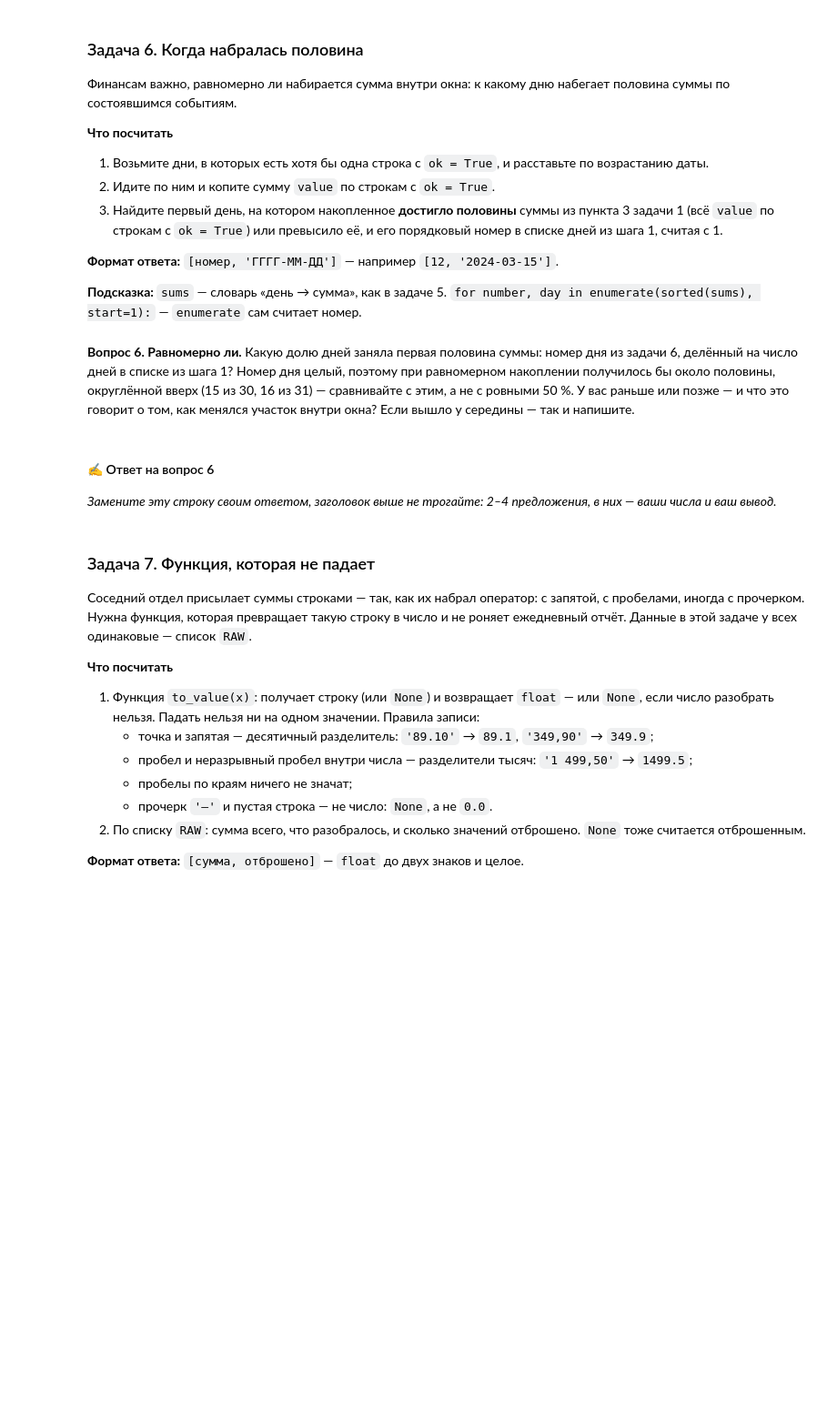
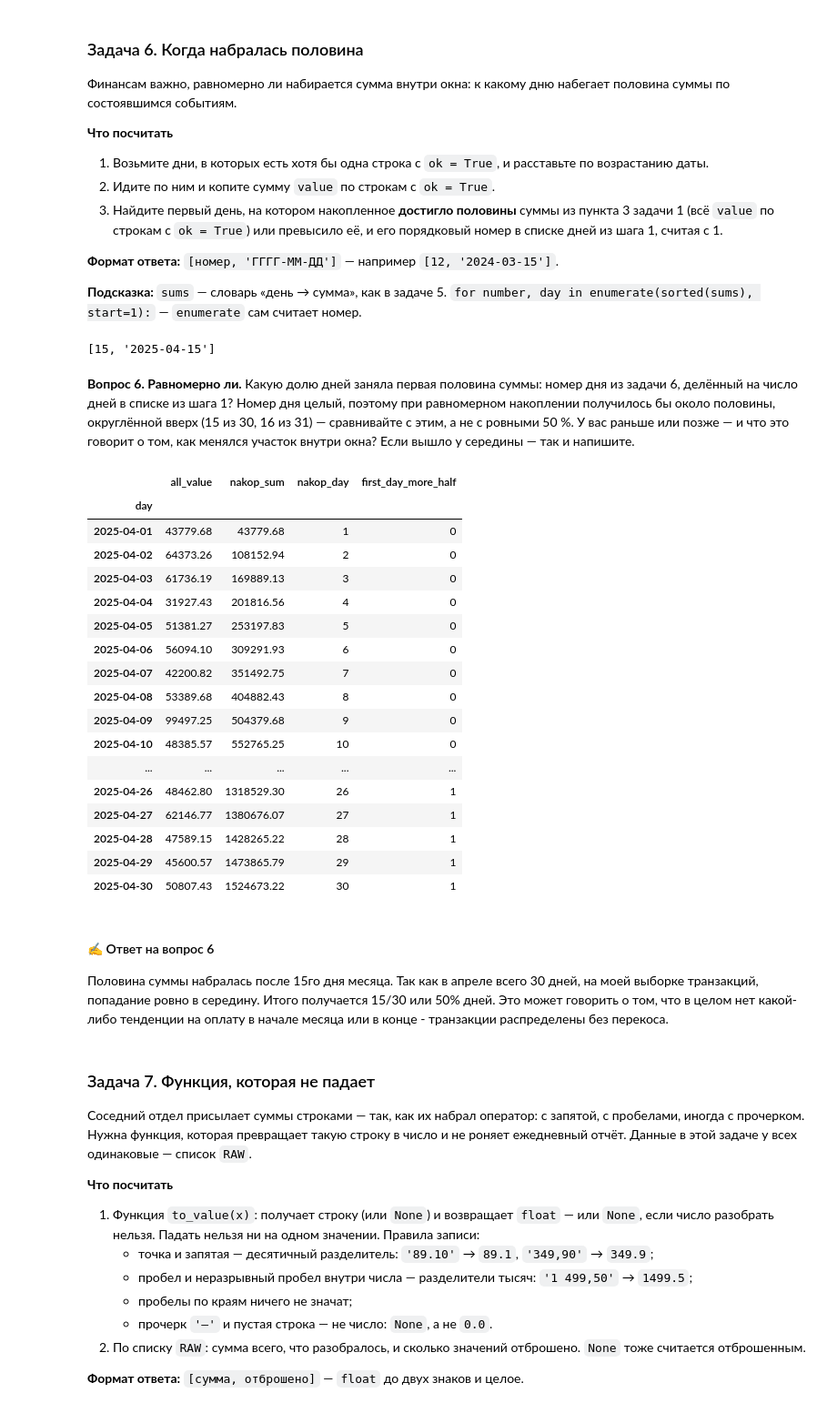
Before and after one commit to rekvit/python-module1, a Jupyter notebook: notebooks/hw1.ipynb, the cells around one changed output. Shown at 91% size. Cells and saved outputs as stored; diff of their text form; code cells hidden in the pictures; blank space fills up the shorter version.

```diff
--- a/notebooks/hw1.ipynb
+++ b/notebooks/hw1.ipynb
@@ -687,20 +687,71 @@ top_days.groupby("weekday")\
 # %%
 def task6(rows: list[dict]) -> list:
     # верните [номер дня, 'ГГГГ-ММ-ДД']
-    ...
+    top_days = rows_pd[rows_pd["ok"] == True].groupby("day").agg(all_value=("value", "sum")).sort_values("day", ascending=True)
+    top_days["nakop_sum"] = (
+        top_days["all_value"].cumsum()
+    )
+    top_days["nakop_day"] = range(1, len(top_days) + 1)
+
+    top_days["first_day_more_half"] = (top_days["nakop_sum"] >= 1524673.22/2).astype(int)
+
+    result = top_days[top_days["first_day_more_half"] == 1].sort_values("day", ascending=True).iloc[0]
+
+    return [
+        int(result["nakop_day"]),
+        result.name.isoformat()
+    ]
 
 
 answer_6 = task6(rows)
 answer_6
+# %% [output]
+[15, '2025-04-15']
 # %% [markdown]
 **Вопрос 6.** **Равномерно ли.** Какую долю дней заняла первая половина суммы: номер дня из задачи 6, делённый на число дней в списке из шага 1? Номер дня целый, поэтому при равномерном накоплении получилось бы около половины, округлённой вверх (15 из 30, 16 из 31) — сравнивайте с этим, а не с ровными 50 %. У вас раньше или позже — и что это говорит о том, как менялся участок внутри окна? Если вышло у середины — так и напишите.
 # %%
 # Числа для ответа на вопрос 6 считайте здесь — по rows и answer_6.
 # Ячейка тоже выполняется на контрольном участке: даты, id и сегмент руками не вписывайте.
+
+top_days = rows_pd[rows_pd["ok"] == True].groupby("day").agg(all_value=("value", "sum")).sort_values("day", ascending=True)
+top_days["nakop_sum"] = (
+    top_days["all_value"].cumsum()
+)
+top_days["nakop_day"] = range(1, len(top_days) + 1)
+
+top_days["first_day_more_half"] = (top_days["nakop_sum"] >= 1524673.22/2).astype(int)
+
+result = top_days[top_days["first_day_more_half"] == 1].sort_values("day", ascending=True).iloc[0]
+
+answer = [
+    result.name.isoformat(),
+    int(result["nakop_day"])
+]
+
+top_days
+# %% [output]
+|  | all_value | nakop_sum | nakop_day | first_day_more_half |
+| day |  |  |  |  |
+| 2025-04-01 | 43779.68 | 43779.68 | 1 | 0 |
+| 2025-04-02 | 64373.26 | 108152.94 | 2 | 0 |
+| 2025-04-03 | 61736.19 | 169889.13 | 3 | 0 |
+| 2025-04-04 | 31927.43 | 201816.56 | 4 | 0 |
+| 2025-04-05 | 51381.27 | 253197.83 | 5 | 0 |
+| 2025-04-06 | 56094.10 | 309291.93 | 6 | 0 |
+| 2025-04-07 | 42200.82 | 351492.75 | 7 | 0 |
+| 2025-04-08 | 53389.68 | 404882.43 | 8 | 0 |
+| 2025-04-09 | 99497.25 | 504379.68 | 9 | 0 |
+| 2025-04-10 | 48385.57 | 552765.25 | 10 | 0 |
+| ... | ... | ... | ... | ... |
+| 2025-04-26 | 48462.80 | 1318529.30 | 26 | 1 |
+| 2025-04-27 | 62146.77 | 1380676.07 | 27 | 1 |
+| 2025-04-28 | 47589.15 | 1428265.22 | 28 | 1 |
+| 2025-04-29 | 45600.57 | 1473865.79 | 29 | 1 |
+| 2025-04-30 | 50807.43 | 1524673.22 | 30 | 1 |
 # %% [markdown]
 #### ✍️ Ответ на вопрос 6
 
-_Замените эту строку своим ответом, заголовок выше не трогайте: 2–4 предложения, в них — ваши числа и ваш вывод._
+Половина суммы набралась после 15го дня месяца. Так как в апреле всего 30 дней, на моей выборке транзакций, попадание ровно в середину. Итого получается 15/30 или 50% дней. Это может говорить о том, что в целом нет какой-либо тенденции на оплату в начале месяца или в конце - транзакции распределены без перекоса.
 # %% [markdown]
 ### Задача 7. Функция, которая не падает
 
```
Also changed, not shown: parts of 4 cells of this notebook.
